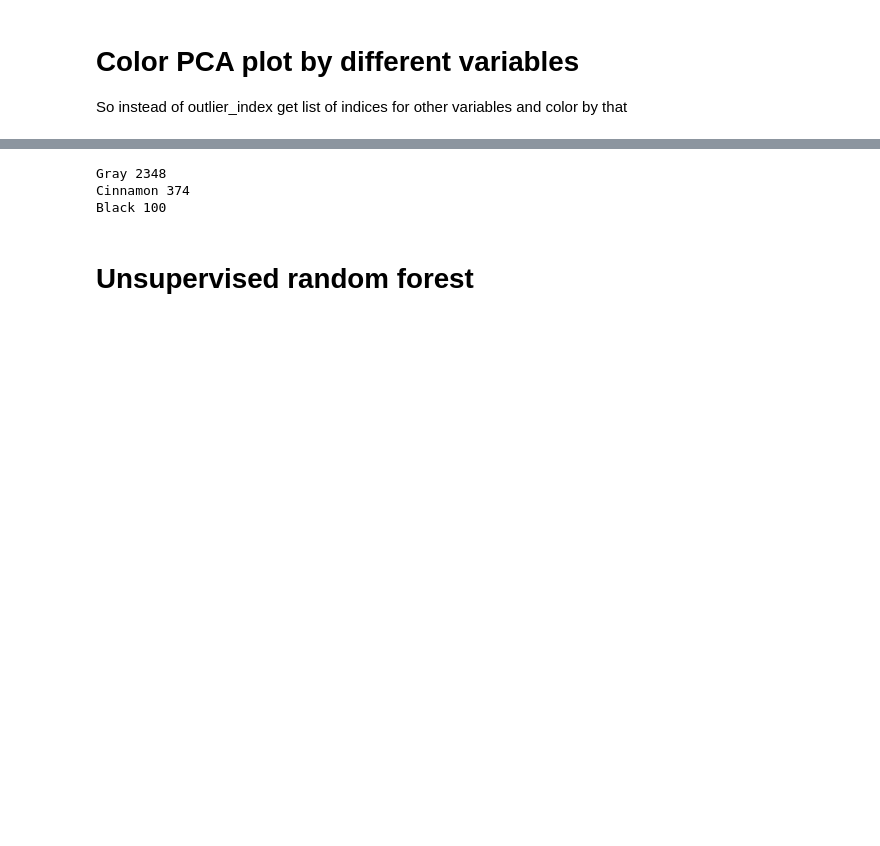
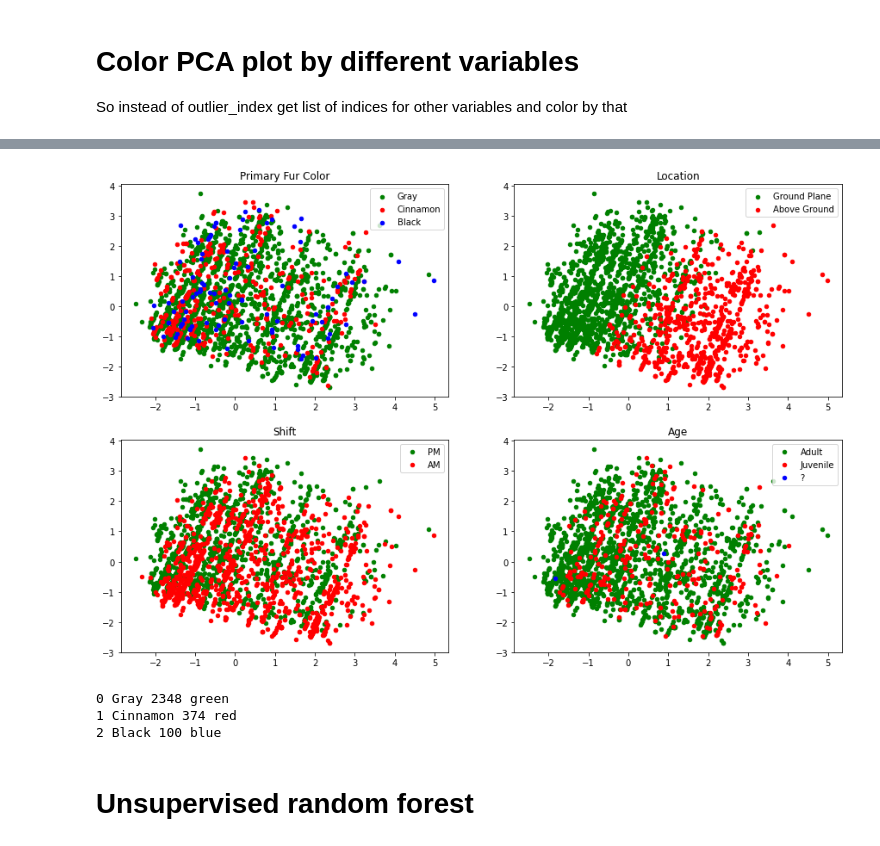
Before and after one commit to xmsterl/SP_squirrels, a Jupyter notebook: squirrels.ipynb, the cells around one changed output, grey strips where cells are left out. Saved outputs shown, nothing was run; the diff lists cells and outputs as text; code cells hidden in the pictures; blank space fills up the shorter version.

Commit message:
Make PCA plots for non-boolean variables

```diff
--- a/squirrels.ipynb
+++ b/squirrels.ipynb
@@ -354,30 +352,37 @@ for n, var in enumerate(bool_vars):
-# %%
-test = squirrels['Primary Fur Color'].value_counts()
-for color, n in test.items():
-    print(color, n)
-# %% [output]
-Gray 2348
-Cinnamon 374
-Black 100
 # %%
-## TODO: make plots for fur color, hectare, location, shift, age
+# TODO: make plots for fur color, location, shift, age
 
 # fur_colors = squirrels['Primary Fur Color'].value_counts()
+plot_colors = ['green', 'red', 'blue']
+nonbool_vars = ['Primary Fur Color', 'Location', 'Shift', 'Age']
 
-# plt.figure(figsize=(15, 30))
-# plt.subplots_adjust(hspace=0.5)
+plt.figure(figsize=(15, 10))
+plt.subplots_adjust(hspace=0.2)
 
-# # loop through the length of tickers and keep track of index
-# for fur_col, n in fur_colors.items():
-#     # add a new subplot iteratively
-#     # ax = plt.subplot(7, 2, n + 1)
+for n, nonbool_var in enumerate(nonbool_vars):
+    cats = squirrels[nonbool_var].value_counts()
+    for (item, n_squirrels), plot_col in zip(cats.items(), plot_colors):
+        # add a new subplot iteratively
+        ax = plt.subplot(2, 2, n + 1)
 
-#     b1 = plt.scatter(res[0], res[1], c='green', s=20,label="False")
-#     # b1 = ax.scatter(res.iloc[true_ind,0],res.iloc[true_ind,1], c='green',s=20,  edgecolor="red",label="True")
+        col_ind = squirrels.index[squirrels[nonbool_var] == item]
+        ax.scatter(res.iloc[col_ind, 0], res.iloc[col_ind, 1], c=plot_col, s=20,label=item)
 
-#     # chart formatting
-#     ax.set_title(var)
-#     plt.legend(loc="upper right")
+        # b1 = ax.scatter(res.iloc[true_ind,0],res.iloc[true_ind,1], c='green',s=20,  edgecolor="red",label="True")
+
+        # chart formatting
+        ax.set_title(nonbool_var)
+        plt.legend(loc="upper right")
+# %% [output]
+[figure, added]
+# %%
+plot_colors = ['green', 'red', 'blue']
+for n, ((fur_col, n_squirrels), plot_col) in enumerate(zip(fur_colors.items(), plot_colors)):
+    print(n, fur_col, n_squirrels, plot_col)
+# %% [output]
+0 Gray 2348 green
+1 Cinnamon 374 red
+2 Black 100 blue
 # %% [markdown]
 # Unsupervised random forest
 # %% [markdown]
```
Also changed, not shown: parts of 7 cells of this notebook.
